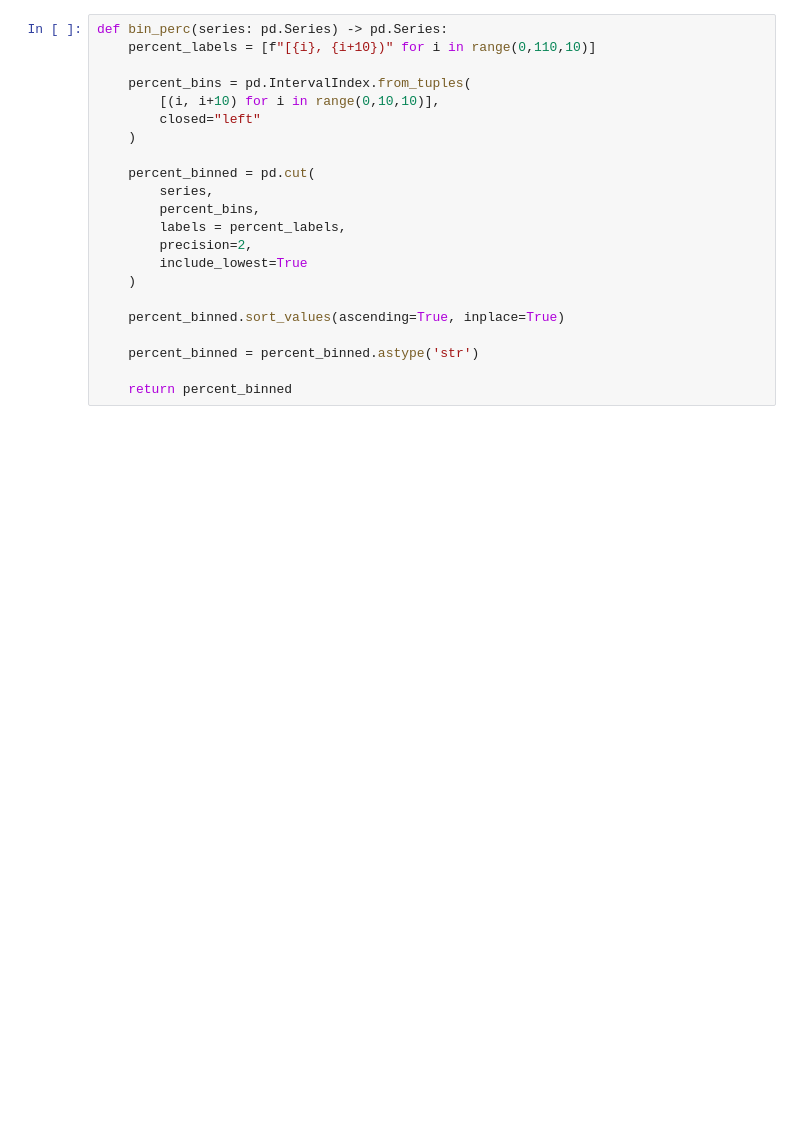
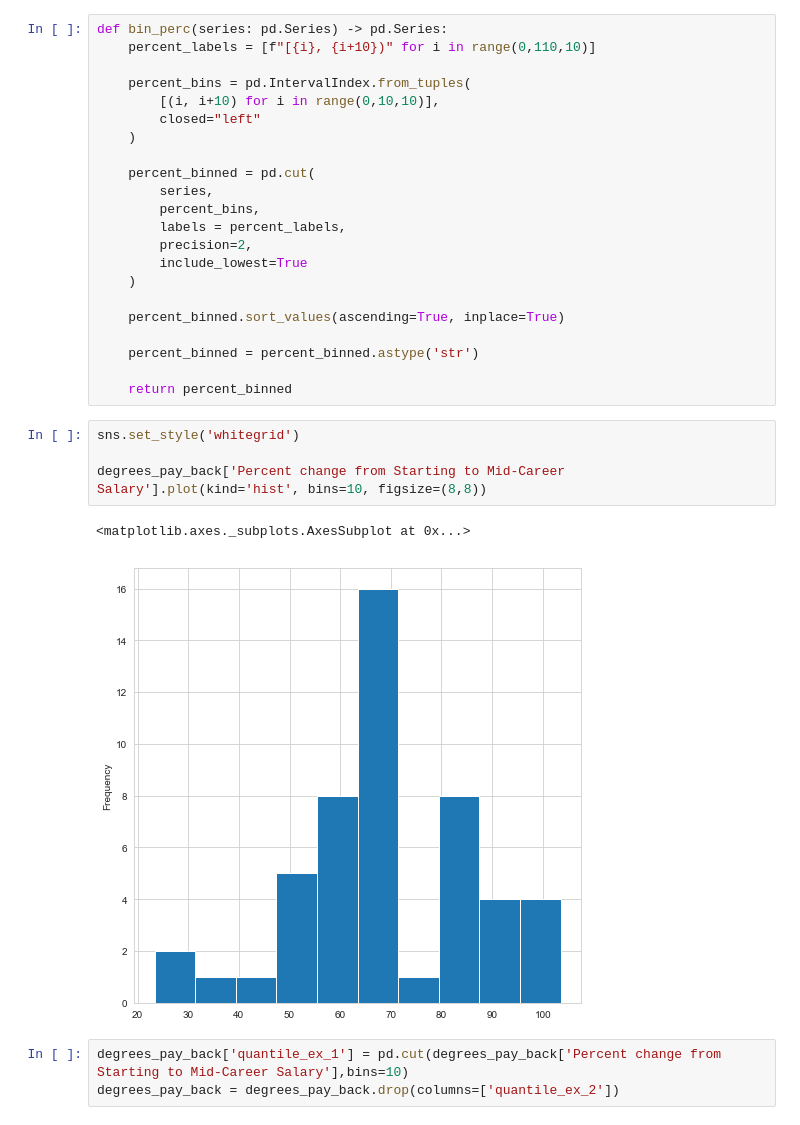
Before and after one commit to LyuboKushev/college-attendance-usa, a Jupyter notebook: Where It Pays to Attend College.ipynb, the cells around one changed output. Drawn from its saved outputs; the diff is of its cells as text; blank space fills up the shorter version.

```diff
--- a/Where It Pays to Attend College.ipynb
+++ b/Where It Pays to Attend College.ipynb
@@ -303,3 +322,13 @@ def bin_perc(series: pd.Series) -> pd.Series:
     percent_binned = percent_binned.astype('str')
 
     return percent_binned
+# %%
+sns.set_style('whitegrid')
+
+degrees_pay_back['Percent change from Starting to Mid-Career Salary'].plot(kind='hist', bins=10, figsize=(8,8))
+# %% [output]
+<matplotlib.axes._subplots.AxesSubplot at 0x...>
+[figure, added]
+# %%
+degrees_pay_back['quantile_ex_1'] = pd.cut(degrees_pay_back['Percent change from Starting to Mid-Career Salary'],bins=10)
+degrees_pay_back = degrees_pay_back.drop(columns=['quantile_ex_2'])
```
Also changed, not shown: parts of 3 cells of this notebook.
